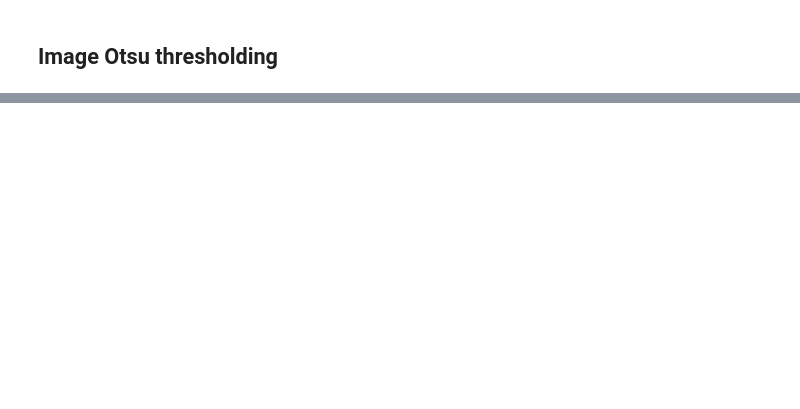
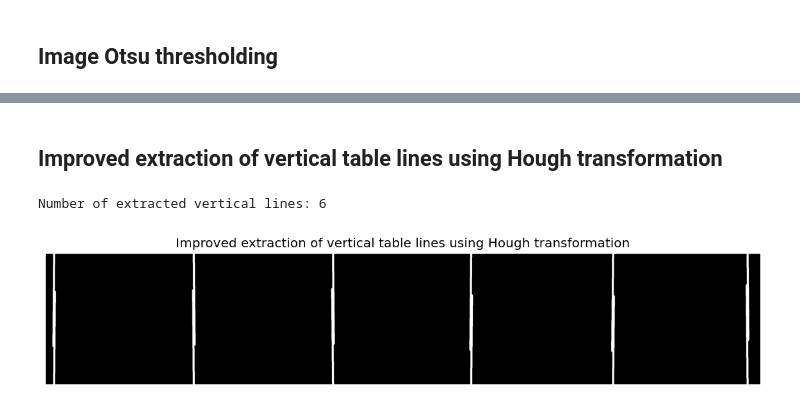
Before and after one commit to dmjovan/Table-Image-OCR-Data-Extraction, a Jupyter notebook: table_extraction.ipynb, the cells around one changed output, grey strips where cells are left out. Drawn from its saved outputs; the diff is of its cells as text; code cells hidden in the pictures; blank space fills up the shorter version.

```diff
--- a/table_extraction.ipynb
+++ b/table_extraction.ipynb
@@ -153,0 +180,42 @@ True
+# %% [markdown]
+## Improved extraction of vertical table lines using Hough transformation
+# %%
+hspace, angles, distances = hough_line(vertical_lines)
+_, angles_ver, dists_ver = hough_line_peaks(hspace, angles, distances)
+
+num_verticals = len(angles_ver)
+print('Number of extracted vertical lines: %d \n' %(num_verticals))
+
+img_ver = np.zeros((M,N))
+
+for i in range(len(angles_ver)):
+    theta = angles_ver[i]
+    rho = dists_ver[i]
+
+    img_one_ver_line_extracted = np.zeros((M,N))
+
+    a = np.cos(theta)
+    b = np.sin(theta)
+
+    x0 = a*rho
+    y0 = b*rho
+
+    x1 = int(x0 + 500*(-b))
+    y1 = int(y0 + 500*(a))
+    x2 = int(x0 - 500*(-b))
+    y2 = int(y0 - 500*(a))
+
+    rr, cc = line(y1, x1, y2, x2)
+
+    img_one_ver_line_extracted[rr, cc] = 1
+    img_one_ver_line_extracted = binary_dilation(img_one_ver_line_extracted, disk(radius=5))
+    img_ver += img_one_ver_line_extracted
+
+figure(figsize = (12, 12), dpi = 120);
+imshow(img_ver, cmap='gray',  vmin = 0, vmax = 1)
+plt.title('Improved extraction of vertical table lines using Hough transformation')
+plt.axis('off')
+plt.show()
+# %% [output]
+Number of extracted vertical lines: 6
+[figure, added]
```
Also changed, not shown: parts of 23 cells of this notebook, 33 other files.
